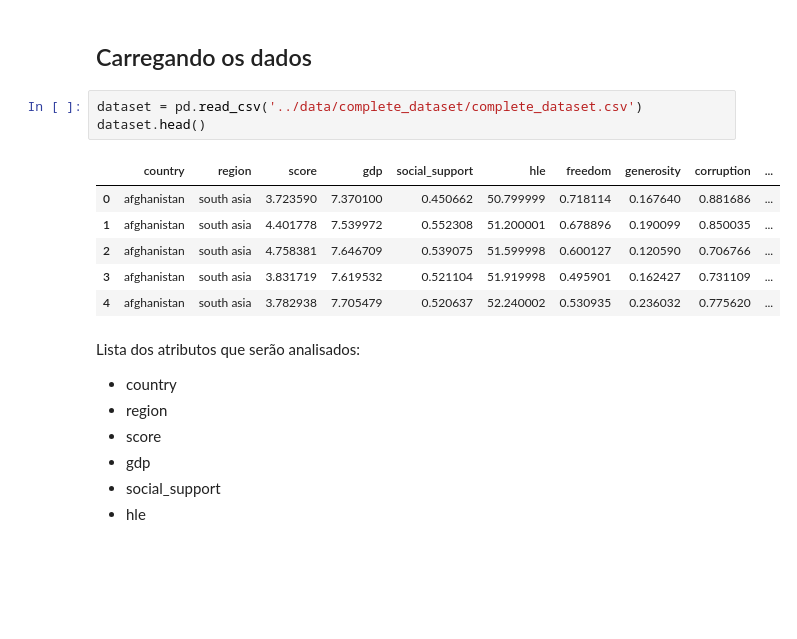
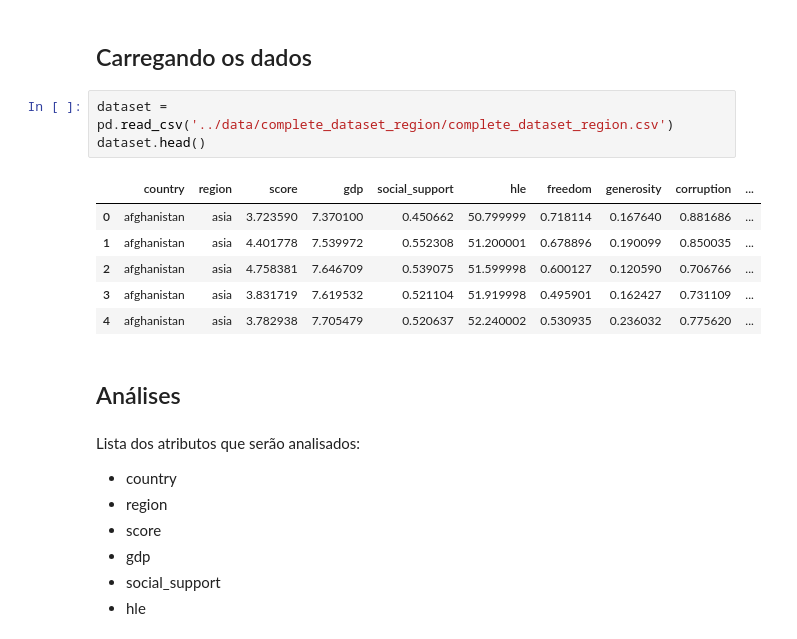
Before and after one commit to SalatielBairros/world-happiness-report, a Jupyter notebook: analysis/UnivariateAnalysis.ipynb, the cells around one changed output. Cells and saved outputs as stored; diff of their text form; blank space fills up the shorter version.

Commit message:
univariate region and score

```diff
--- a/analysis/UnivariateAnalysis.ipynb
+++ b/analysis/UnivariateAnalysis.ipynb
@@ -12,15 +12,17 @@ import numpy as np
 # %% [markdown]
 ## Carregando os dados
 # %%
-dataset = pd.read_csv('../data/complete_dataset/complete_dataset.csv')
+dataset = pd.read_csv('../data/complete_dataset_region/complete_dataset_region.csv')
 dataset.head()
 # %% [output]
 |  | country | region | score | gdp | social_support | hle | freedom | generosity | corruption | ... |
-| 0 | afghanistan | south asia | 3.723590 | 7.370100 | 0.450662 | 50.799999 | 0.718114 | 0.167640 | 0.881686 | ... |
-| 1 | afghanistan | south asia | 4.401778 | 7.539972 | 0.552308 | 51.200001 | 0.678896 | 0.190099 | 0.850035 | ... |
-| 2 | afghanistan | south asia | 4.758381 | 7.646709 | 0.539075 | 51.599998 | 0.600127 | 0.120590 | 0.706766 | ... |
-| 3 | afghanistan | south asia | 3.831719 | 7.619532 | 0.521104 | 51.919998 | 0.495901 | 0.162427 | 0.731109 | ... |
-| 4 | afghanistan | south asia | 3.782938 | 7.705479 | 0.520637 | 52.240002 | 0.530935 | 0.236032 | 0.775620 | ... |
+| 0 | afghanistan | asia | 3.723590 | 7.370100 | 0.450662 | 50.799999 | 0.718114 | 0.167640 | 0.881686 | ... |
+| 1 | afghanistan | asia | 4.401778 | 7.539972 | 0.552308 | 51.200001 | 0.678896 | 0.190099 | 0.850035 | ... |
+| 2 | afghanistan | asia | 4.758381 | 7.646709 | 0.539075 | 51.599998 | 0.600127 | 0.120590 | 0.706766 | ... |
+| 3 | afghanistan | asia | 3.831719 | 7.619532 | 0.521104 | 51.919998 | 0.495901 | 0.162427 | 0.731109 | ... |
+| 4 | afghanistan | asia | 3.782938 | 7.705479 | 0.520637 | 52.240002 | 0.530935 | 0.236032 | 0.775620 | ... |
+# %% [markdown]
+## Análises
 # %% [markdown]
 Lista dos atributos que serão analisados:
 
```
Also changed, not shown: parts of 18 cells of this notebook, 2 other files.
